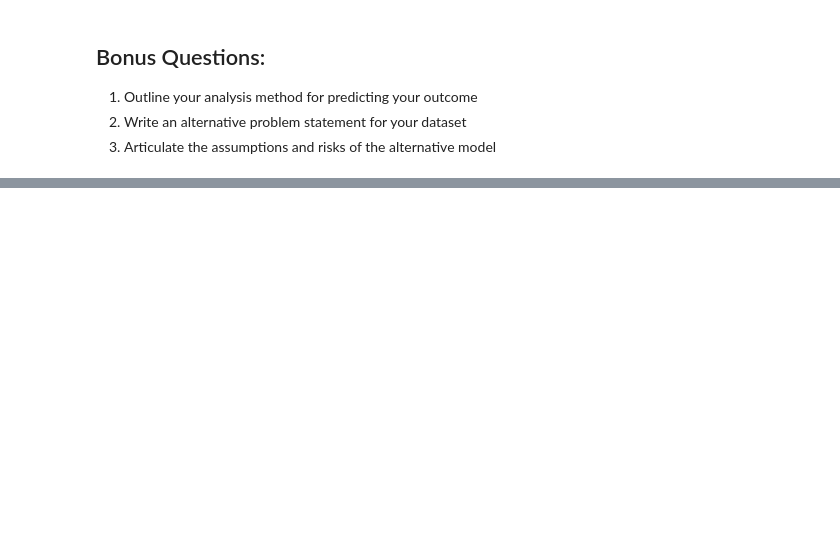
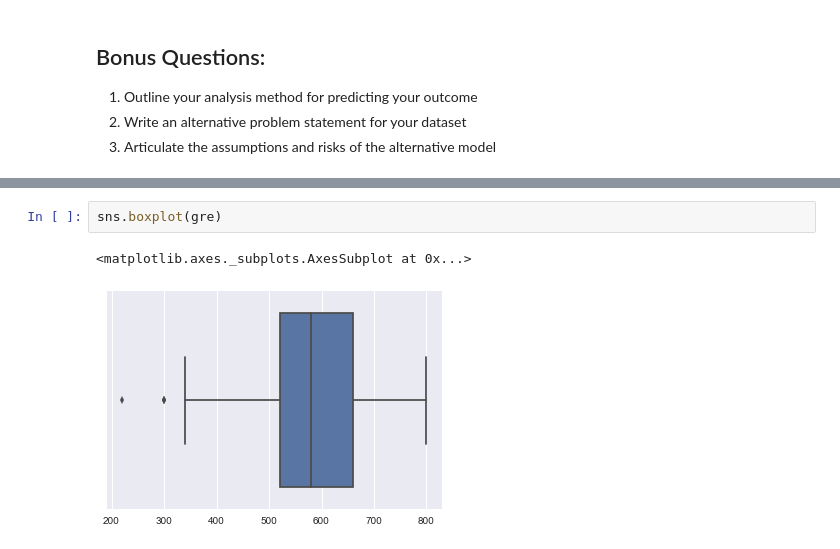
Before and after one commit to areana/DAT-SF-37-Project1, a Jupyter notebook: project1-starter.ipynb, the cells around one changed output, grey strips where cells are left out. Drawn from its saved outputs; the diff is of its cells as text; blank space fills up the shorter version.

```diff
--- a/project1-starter.ipynb
+++ b/project1-starter.ipynb
@@ -98,0 +193,5 @@ Answer:
+# %%
+sns.boxplot(gre)
+# %% [output]
+<matplotlib.axes._subplots.AxesSubplot at 0x...>
+[figure, added]
```
Also changed, not shown: parts of 56 cells of this notebook.
